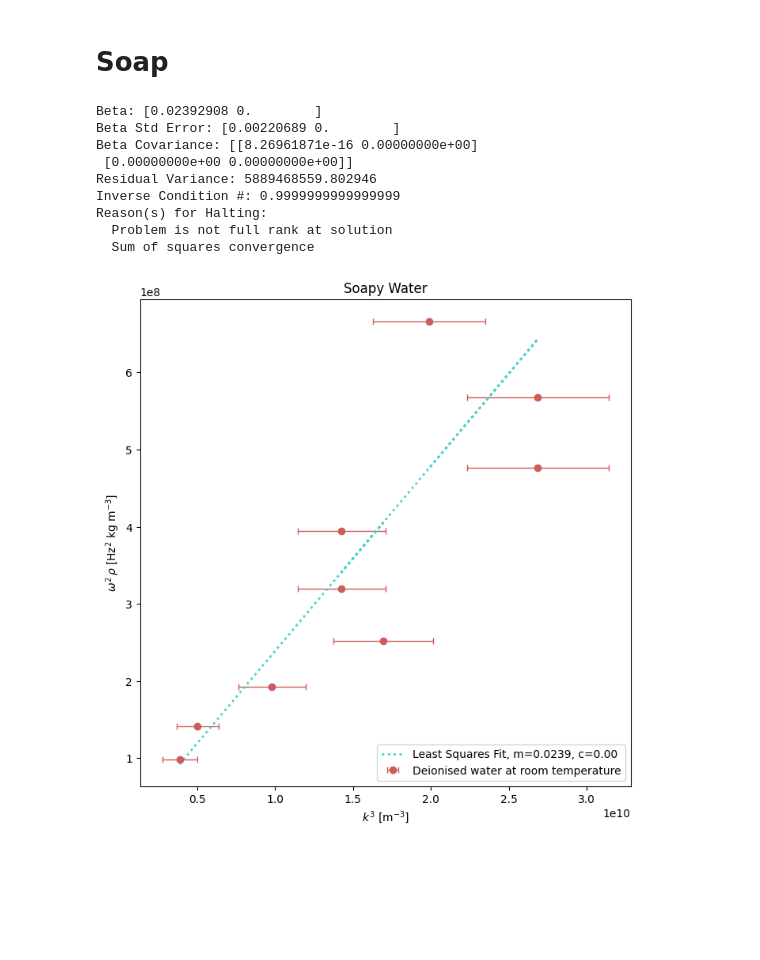
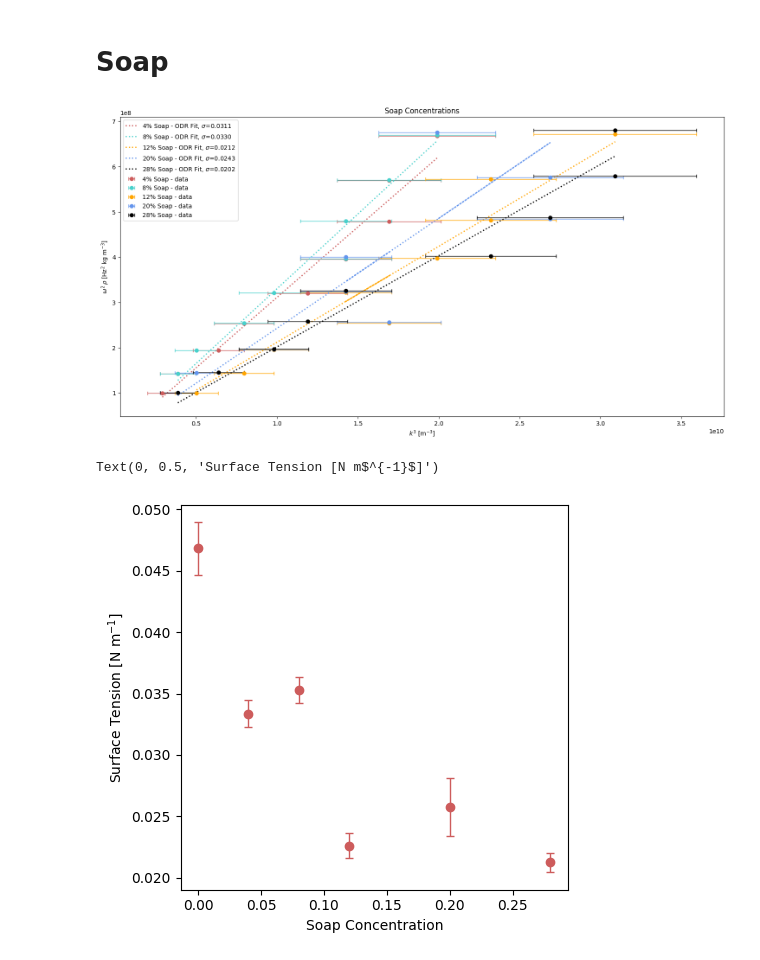
Before and after one commit to daraghhollman/UCD_4thYear_Labs, a Jupyter notebook: surfaceTension/python/Analysis.ipynb, the cells around one changed output. Drawn from its saved outputs; the diff is of its cells as text; code cells hidden in the pictures; blank space fills up the shorter version.

```diff
--- a/surfaceTension/python/Analysis.ipynb
+++ b/surfaceTension/python/Analysis.ipynb
@@ -21,7 +23,7 @@ L = 5.59 # meters
 
 lightWavelength = 633e-9 # m
 waterDensity = 998.2 # kg m^-3
-soapDensity = waterDensity
+soapDensity = 1000 * 64.4/60
 
 grazingAngle = unp.arctan2(H, L)
 
@@ -131,36 +116,0 @@ soapWaveNumbers = GetWaveNumbers(soapDiffractionAngles)
-# %%
-soapXValues = unp.nominal_values(soapWaveNumbers**3)
-soapXErr = unp.std_devs(soapWaveNumbers**3)
-
-soapYValues = unp.nominal_values(soapDensity * soapAngularFrequencies**2)
-soapYErr = unp.std_devs(soapDensity * soapAngularFrequencies**2)
-
-fig, ax = plt.subplots(figsize=(8,8))
-
-ax.errorbar(soapXValues, soapYValues, xerr=soapXErr, fmt="o", color="indianred", capsize=3, linewidth=1, label="Deionised water at room temperature")
-
-
-regression = PerformODR(LinearFunc, soapXValues, soapYValues, soapXErr)
-#waterPars, waterCov = curve_fit(LinearFunc, waterXValues, waterYValues, [0.03, 0])
-
-regression.pprint()
-
-soapXRange = np.linspace(np.min(soapXValues), np.max(soapXValues), 10)
-ax.plot(soapXValues, LinearFunc(regression.beta, soapXValues), color="mediumturquoise", lw=2, ls="dotted", label=f"Least Squares Fit, m={regression.beta[0]:.4f}, c={regression.beta[1]:.2f}")
-#ax.plot(waterXValues, LinearFunc(waterXValues, waterPars[0], waterPars[1]), color="indianred", ls="dashed", label="Least Squares Fit")
-
-ax.set_xlabel("$k^3$ [m$^{-3}$]")
-ax.set_ylabel(r"$\omega^2 \,\rho$ [Hz$^2$ kg m$^{-3}$]")
-ax.legend()
-ax.set_title("Soapy Water");
-# %% [output]
-Beta: [0.02392908 0.        ]
-Beta Std Error: [0.00220689 0.        ]
-Beta Covariance: [[8.26961871e-16 0.00000000e+00]
- [0.00000000e+00 0.00000000e+00]]
-Residual Variance: 5889468559.802946
-Inverse Condition #: 0.9999999999999999
-Reason(s) for Halting:
-  Problem is not full rank at solution
-  Sum of squares convergence
-[figure, removed]
@@ -166,0 +159,34 @@ Reason(s) for Halting:
+# %%
+soapRatios = np.array([0.04, 0.08, 0.12, 0.2, 0.28])
+soapDensities = soapRatios * soapDensity + ([1]*5 - soapRatios) * waterDensity
+
+colours = ["indianred", "mediumturquoise", "orange", "cornflowerblue", "black"]
+
+Multiplot(rootPath + "/soap_250_*.txt", soapDensities, [r"4% Soap", r"8% Soap", r"12% Soap", r"20% Soap", r"28% Soap"], colours, "Soap Concentrations")
+# %% [output]
+[figure, added]
+# %%
+soapTension_250_10 = DetermineSurfaceTension(rootPath + "/soap_250_10.txt", soapDensity, plotTitle=r"0.04% soap at Room Temperature", showPlot=False)
+soapTension_250_20 = DetermineSurfaceTension(rootPath + "/soap_250_20.txt", soapDensity, plotTitle=r"0.08% soap at Room Temperature", showPlot=False)
+soapTension_250_30 = DetermineSurfaceTension(rootPath + "/soap_250_30.txt", soapDensity, plotTitle=r"0.12% soap at Room Temperature", showPlot=False)
+soapTension_250_50 = DetermineSurfaceTension(rootPath + "/soap_250_50.txt", soapDensity, plotTitle=r"0.20% soap at Room Temperature", showPlot=False)
+soapTension_250_70 = DetermineSurfaceTension(rootPath + "/soap_250_70.txt", soapDensity, plotTitle=r"0.28% soap at Room Temperature", showPlot=False)
+
+soapTensions = [waterTension, soapTension_250_10, soapTension_250_20, soapTension_250_30, soapTension_250_50, soapTension_250_70]
+
+fig, ax = plt.subplots(figsize=(5,5))
+
+soapRatios = list(soapRatios)
+soapRatios.insert(0, 0)
+
+for ratio, tension in zip(soapRatios, soapTensions):
+    ax.errorbar(ratio, tension[0], yerr=tension[1], fmt="o", color="indianred", capsize=3, linewidth=1)
+
+
+ax.set_xlabel("Soap Concentration")
+ax.set_ylabel("Surface Tension [N m$^{-1}$]")
+
+# notes, plot exponentially decaying fit to match expectations
+# %% [output]
+Text(0, 0.5, 'Surface Tension [N m$^{-1}$]')
+[figure, added]
```
Also changed, not shown: parts of 6 cells of this notebook, 8 other files.
